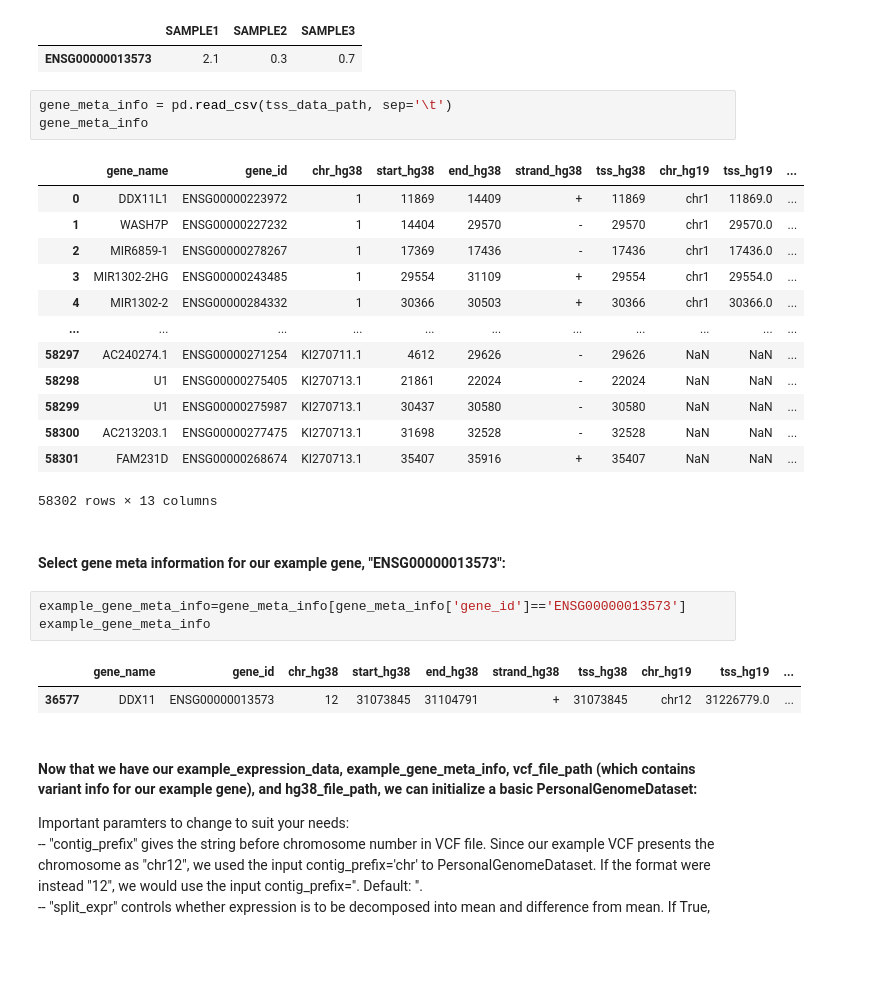
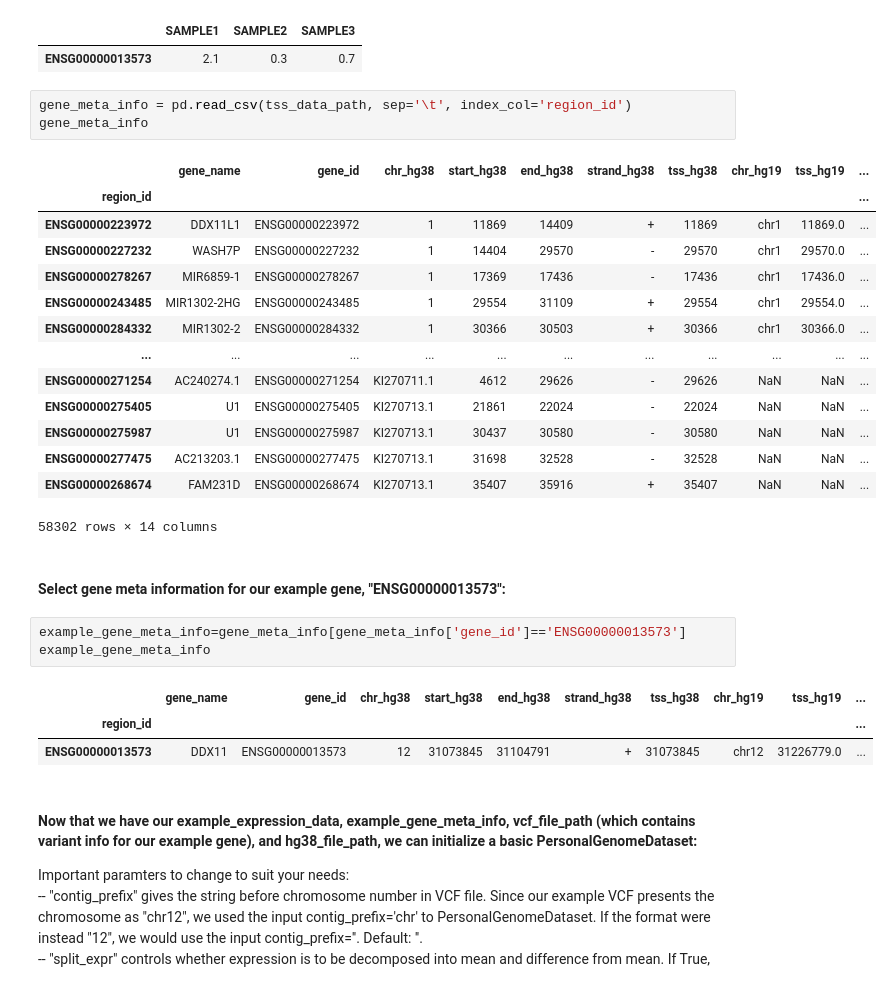
Before and after one commit to mostafavilabuw/SAGEnet, a Jupyter notebook: example_notebooks/example_usage.ipynb, the cells around one changed output. Drawn from its saved outputs; the diff is of its cells as text; blank space fills up the shorter version.

```diff
--- a/example_notebooks/example_usage.ipynb
+++ b/example_notebooks/example_usage.ipynb
@@ -50,22 +50,23 @@ example_expression_data
 |  | SAMPLE1 | SAMPLE2 | SAMPLE3 |
 | ENSG00000013573 | 2.1 | 0.3 | 0.7 |
 # %%
-gene_meta_info = pd.read_csv(tss_data_path, sep='\t')
+gene_meta_info = pd.read_csv(tss_data_path, sep='\t', index_col='region_id')
 gene_meta_info
 # %% [output]
 |  | gene_name | gene_id | chr_hg38 | start_hg38 | end_hg38 | strand_hg38 | tss_hg38 | chr_hg19 | tss_hg19 | ... |
-| 0 | DDX11L1 | ENSG00000223972 | 1 | 11869 | 14409 | + | 11869 | chr1 | 11869.0 | ... |
-| 1 | WASH7P | ENSG00000227232 | 1 | 14404 | 29570 | - | 29570 | chr1 | 29570.0 | ... |
-| 2 | MIR6859-1 | ENSG00000278267 | 1 | 17369 | 17436 | - | 17436 | chr1 | 17436.0 | ... |
-| 3 | MIR1302-2HG | ENSG00000243485 | 1 | 29554 | 31109 | + | 29554 | chr1 | 29554.0 | ... |
-| 4 | MIR1302-2 | ENSG00000284332 | 1 | 30366 | 30503 | + | 30366 | chr1 | 30366.0 | ... |
+| region_id |  |  |  |  |  |  |  |  |  | ... |
+| ENSG00000223972 | DDX11L1 | ENSG00000223972 | 1 | 11869 | 14409 | + | 11869 | chr1 | 11869.0 | ... |
+| ENSG00000227232 | WASH7P | ENSG00000227232 | 1 | 14404 | 29570 | - | 29570 | chr1 | 29570.0 | ... |
+| ENSG00000278267 | MIR6859-1 | ENSG00000278267 | 1 | 17369 | 17436 | - | 17436 | chr1 | 17436.0 | ... |
+| ENSG00000243485 | MIR1302-2HG | ENSG00000243485 | 1 | 29554 | 31109 | + | 29554 | chr1 | 29554.0 | ... |
+| ENSG00000284332 | MIR1302-2 | ENSG00000284332 | 1 | 30366 | 30503 | + | 30366 | chr1 | 30366.0 | ... |
 | ... | ... | ... | ... | ... | ... | ... | ... | ... | ... | ... |
-| 58297 | AC240274.1 | ENSG00000271254 | KI270711.1 | 4612 | 29626 | - | 29626 | NaN | NaN | ... |
-| 58298 | U1 | ENSG00000275405 | KI270713.1 | 21861 | 22024 | - | 22024 | NaN | NaN | ... |
-| 58299 | U1 | ENSG00000275987 | KI270713.1 | 30437 | 30580 | - | 30580 | NaN | NaN | ... |
-| 58300 | AC213203.1 | ENSG00000277475 | KI270713.1 | 31698 | 32528 | - | 32528 | NaN | NaN | ... |
-| 58301 | FAM231D | ENSG00000268674 | KI270713.1 | 35407 | 35916 | + | 35407 | NaN | NaN | ... |
+| ENSG00000271254 | AC240274.1 | ENSG00000271254 | KI270711.1 | 4612 | 29626 | - | 29626 | NaN | NaN | ... |
+| ENSG00000275405 | U1 | ENSG00000275405 | KI270713.1 | 21861 | 22024 | - | 22024 | NaN | NaN | ... |
+| ENSG00000275987 | U1 | ENSG00000275987 | KI270713.1 | 30437 | 30580 | - | 30580 | NaN | NaN | ... |
+| ENSG00000277475 | AC213203.1 | ENSG00000277475 | KI270713.1 | 31698 | 32528 | - | 32528 | NaN | NaN | ... |
+| ENSG00000268674 | FAM231D | ENSG00000268674 | KI270713.1 | 35407 | 35916 | + | 35407 | NaN | NaN | ... |
-58302 rows × 13 columns
+58302 rows × 14 columns
 # %% [markdown]
 #### Select gene meta information for our example gene, "ENSG00000013573":
 # %%
@@ -73,7 +74,8 @@ example_gene_meta_info=gene_meta_info[gene_meta_info['gene_id']=='ENSG0000001357
 example_gene_meta_info
 # %% [output]
 |  | gene_name | gene_id | chr_hg38 | start_hg38 | end_hg38 | strand_hg38 | tss_hg38 | chr_hg19 | tss_hg19 | ... |
-| 36577 | DDX11 | ENSG00000013573 | 12 | 31073845 | 31104791 | + | 31073845 | chr12 | 31226779.0 | ... |
+| region_id |  |  |  |  |  |  |  |  |  | ... |
+| ENSG00000013573 | DDX11 | ENSG00000013573 | 12 | 31073845 | 31104791 | + | 31073845 | chr12 | 31226779.0 | ... |
 # %% [markdown]
 #### Now that we have our example_expression_data, example_gene_meta_info, vcf_file_path (which contains variant info for our example gene), and hg38_file_path, we can initialize a basic PersonalGenomeDataset:
 
```
Also changed, not shown: parts of 6 cells of this notebook, 1 other file.
